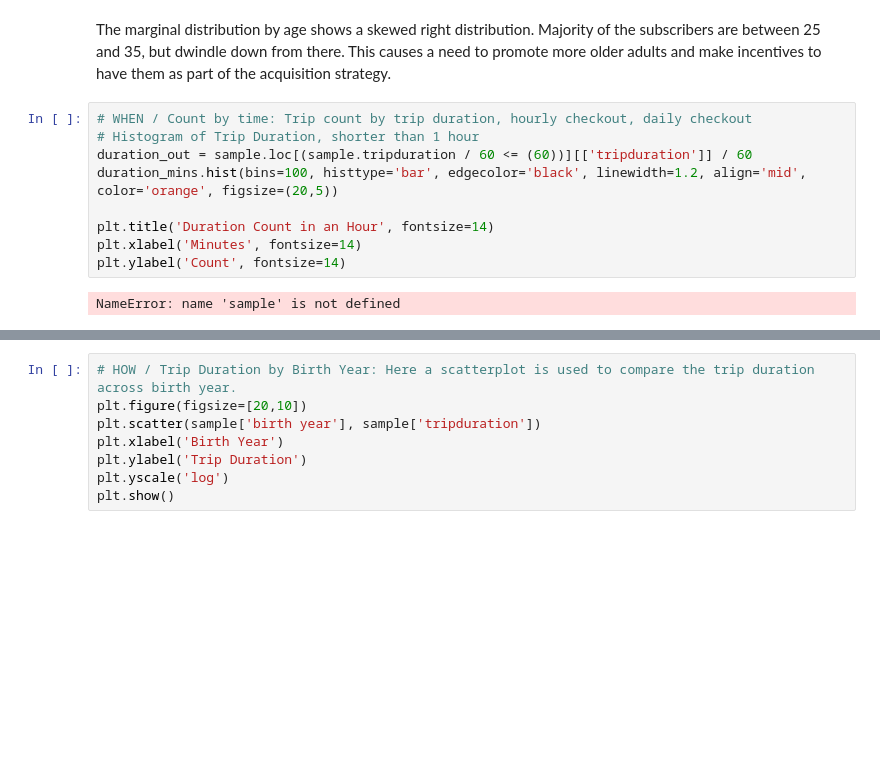
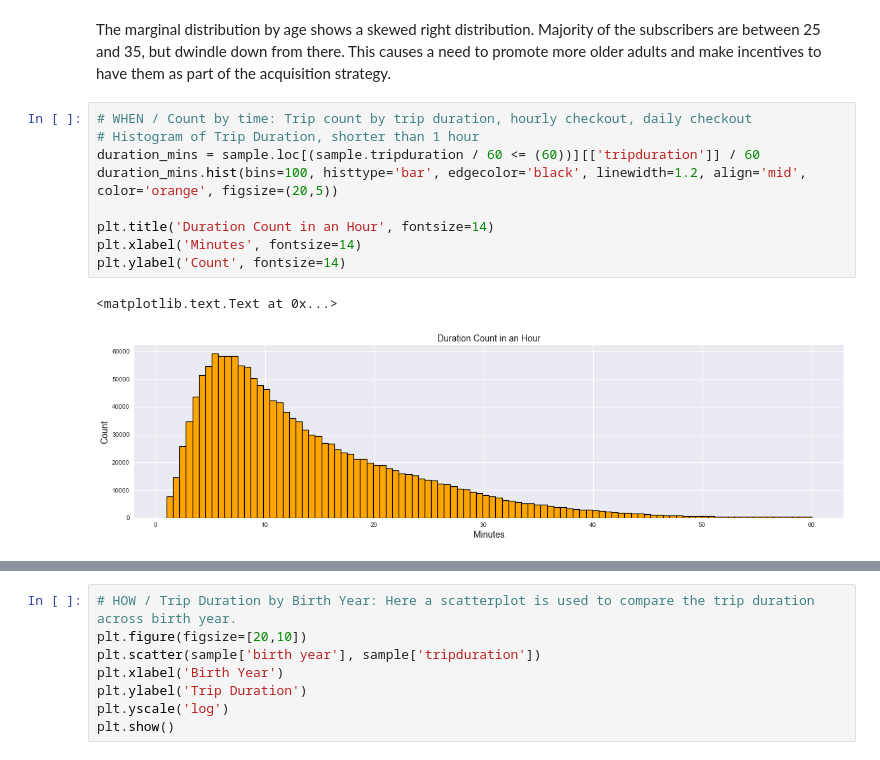
Before and after one commit to advanit/sb-capstone1, a Jupyter notebook: sb_citibike_mile_report.ipynb, the cells around one changed output, grey strips where cells are left out. Drawn from its saved outputs; the diff is of its cells as text; blank space fills up the shorter version.

```diff
--- a/sb_citibike_mile_report.ipynb
+++ b/sb_citibike_mile_report.ipynb
@@ -157,14 +157,15 @@ The marginal distribution by age shows a skewed right distribution.  Majority of
 # %%
 # WHEN / Count by time: Trip count by trip duration, hourly checkout, daily checkout
 # Histogram of Trip Duration, shorter than 1 hour
-duration_out = sample.loc[(sample.tripduration / 60 <= (60))][['tripduration']] / 60
+duration_mins = sample.loc[(sample.tripduration / 60 <= (60))][['tripduration']] / 60
 duration_mins.hist(bins=100, histtype='bar', edgecolor='black', linewidth=1.2, align='mid', color='orange', figsize=(20,5))
 
 plt.title('Duration Count in an Hour', fontsize=14)
 plt.xlabel('Minutes', fontsize=14)
 plt.ylabel('Count', fontsize=14)
 # %% [output]
-NameError: name 'sample' is not defined
+<matplotlib.text.Text at 0x...>
+[figure, added]
 # %%
 # What about those greater than two days (48 hours)
 duration_out = sample.loc[(sample.tripduration / 60 <= (60 * 24))][['tripduration']] / 60
```
Also changed, not shown: parts of 14 cells of this notebook.
